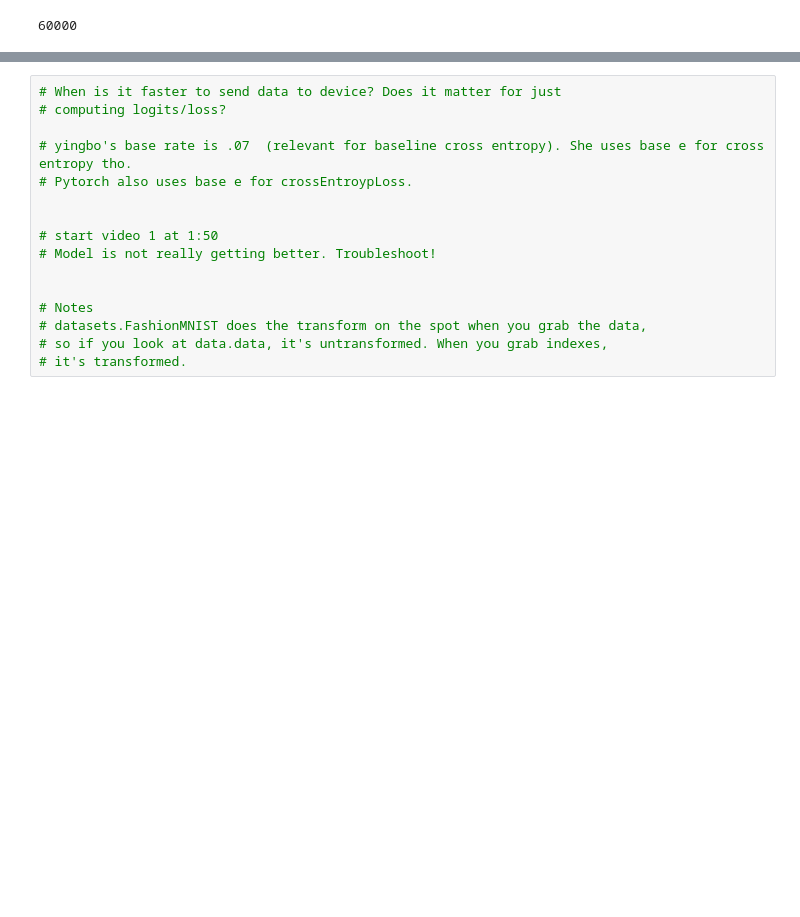
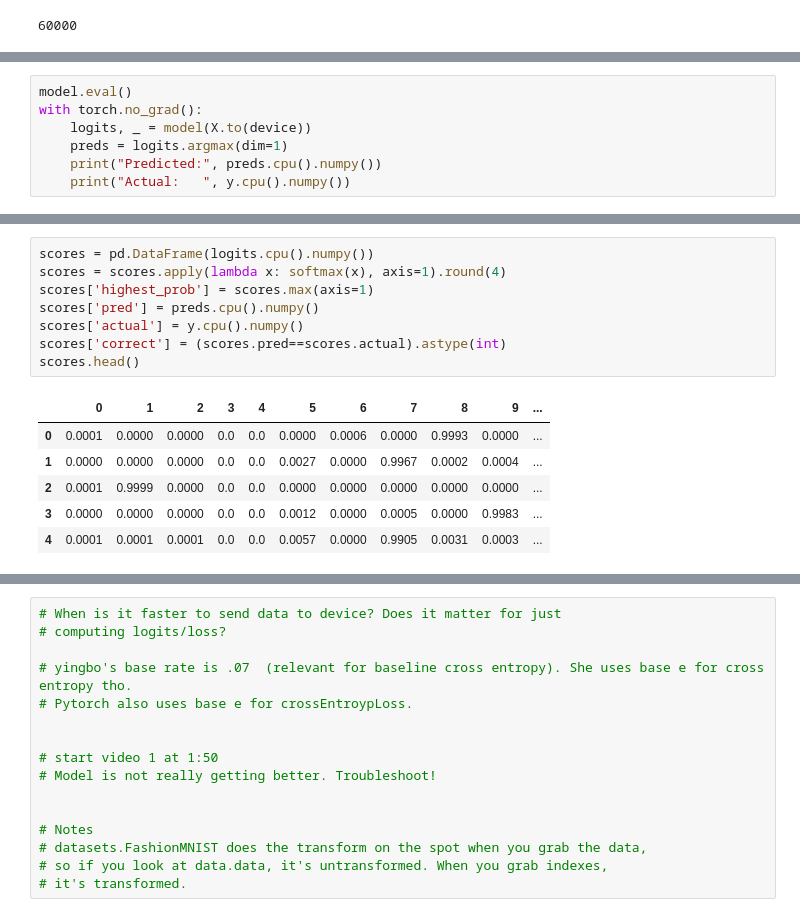
Before and after one commit to zeromh/llm_explore, a Jupyter notebook: notebooks/basic_mlp.ipynb, the cells around one changed output, grey strips where cells are left out. Cells and saved outputs as stored; diff of their text form; blank space fills up the shorter version.

```diff
--- a/notebooks/basic_mlp.ipynb
+++ b/notebooks/basic_mlp.ipynb
@@ -187,3 +194,10 @@ torch.save(model.state_dict(), Path(ROOT_DIR, "mlp1_fashionmnist.pth"))
 # model.load_state_dict(torch.load(Path(ROOT_DIR, "mlp1_fashionmnist.pth")))
 # model.to(device)
 # model.eval()  # Set to evaluation mode if needed
+# %%
+model.eval()
+with torch.no_grad():
+    logits, _ = model(X.to(device))
+    preds = logits.argmax(dim=1)
+    print("Predicted:", preds.cpu().numpy())
+    print("Actual:   ", y.cpu().numpy())
@@ -189,0 +238,15 @@ torch.save(model.state_dict(), Path(ROOT_DIR, "mlp1_fashionmnist.pth"))
+# %%
+scores = pd.DataFrame(logits.cpu().numpy())
+scores = scores.apply(lambda x: softmax(x), axis=1).round(4)
+scores['highest_prob'] = scores.max(axis=1)
+scores['pred'] = preds.cpu().numpy()
+scores['actual'] = y.cpu().numpy()
+scores['correct'] = (scores.pred==scores.actual).astype(int)
+scores.head()
+# %% [output]
+|  | 0 | 1 | 2 | 3 | 4 | 5 | 6 | 7 | 8 | 9 | ... |
+| 0 | 0.0001 | 0.0000 | 0.0000 | 0.0 | 0.0 | 0.0000 | 0.0006 | 0.0000 | 0.9993 | 0.0000 | ... |
+| 1 | 0.0000 | 0.0000 | 0.0000 | 0.0 | 0.0 | 0.0027 | 0.0000 | 0.9967 | 0.0002 | 0.0004 | ... |
+| 2 | 0.0001 | 0.9999 | 0.0000 | 0.0 | 0.0 | 0.0000 | 0.0000 | 0.0000 | 0.0000 | 0.0000 | ... |
+| 3 | 0.0000 | 0.0000 | 0.0000 | 0.0 | 0.0 | 0.0012 | 0.0000 | 0.0005 | 0.0000 | 0.9983 | ... |
+| 4 | 0.0001 | 0.0001 | 0.0001 | 0.0 | 0.0 | 0.0057 | 0.0000 | 0.9905 | 0.0031 | 0.0003 | ... |
```
Also changed, not shown: parts of 12 cells of this notebook.
